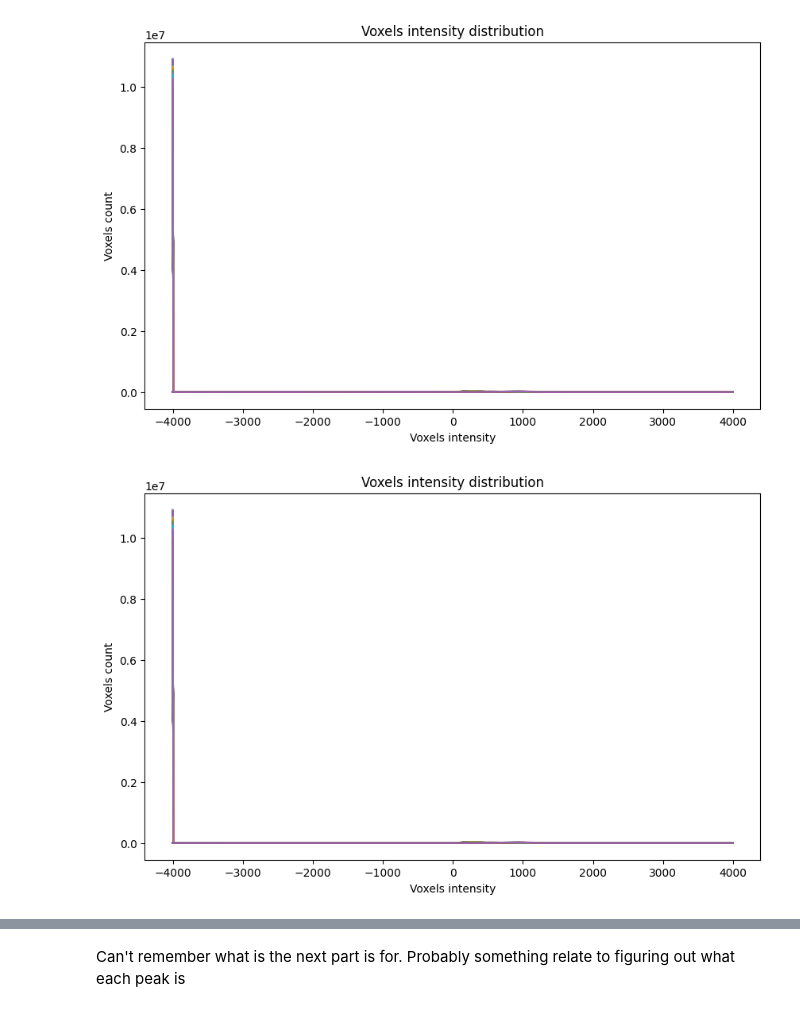
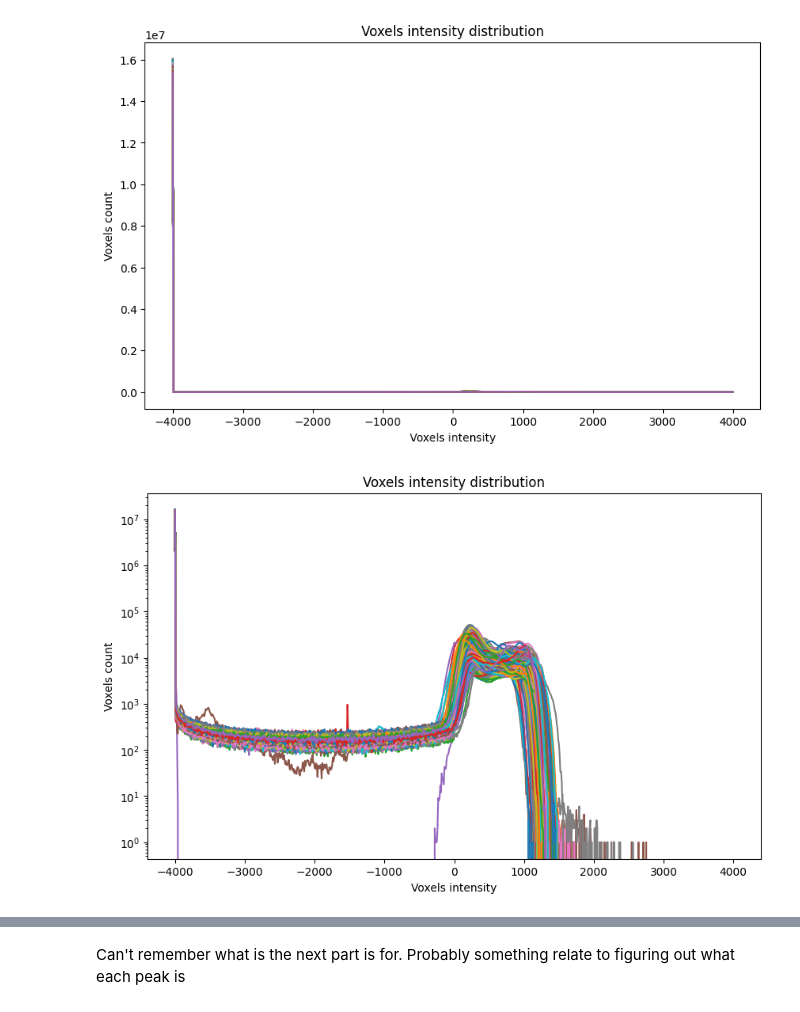
Before and after one commit to KananatSSN/Project_TMJOA, a Jupyter notebook: Check/analyze_voxel_intensity_distribution_analysis.ipynb, the cells around one changed output, grey strips where cells are left out. Drawn from its saved outputs; the diff is of its cells as text; code cells hidden in the pictures.

```diff
--- a/Check/analyze_voxel_intensity_distribution_analysis.ipynb
+++ b/Check/analyze_voxel_intensity_distribution_analysis.ipynb
@@ -36,5 +36,5 @@ def plot_columns_of_dataframe(df, x_coords, mode='normal'):
     plt.show()
 # %%
 #read csv
-csv_path = r"C:\Users\acer\Desktop\Project_TMJOA\Resource\preprocessed_expand5px.csv"
+csv_path = r"/tmjoa_3d/code/Output/voxel_dist_4_Cropped.csv"
 csv_df = read_csv_as_dataframe(csv_path)
@@ -44,11 +62,11 @@ import numpy as np
 x_coords = np.arange(-4000, 3991, 10)
 plot_columns_of_dataframe(csv_df, x_coords, mode='normal')
 # %% [output]
-[figure, old version]
+[figure, new version]
 # %%
-plot_columns_of_dataframe(csv_df, x_coords, mode='normal')
+plot_columns_of_dataframe(csv_df, x_coords, mode='log')
 # %% [output]
-[figure, old version]
+[figure, new version]
 # %%
 def set_first_non_zero_to_zero(column):
     # Find the first non-zero index
```
Also changed, not shown: parts of 3 cells of this notebook, 8 other files.
